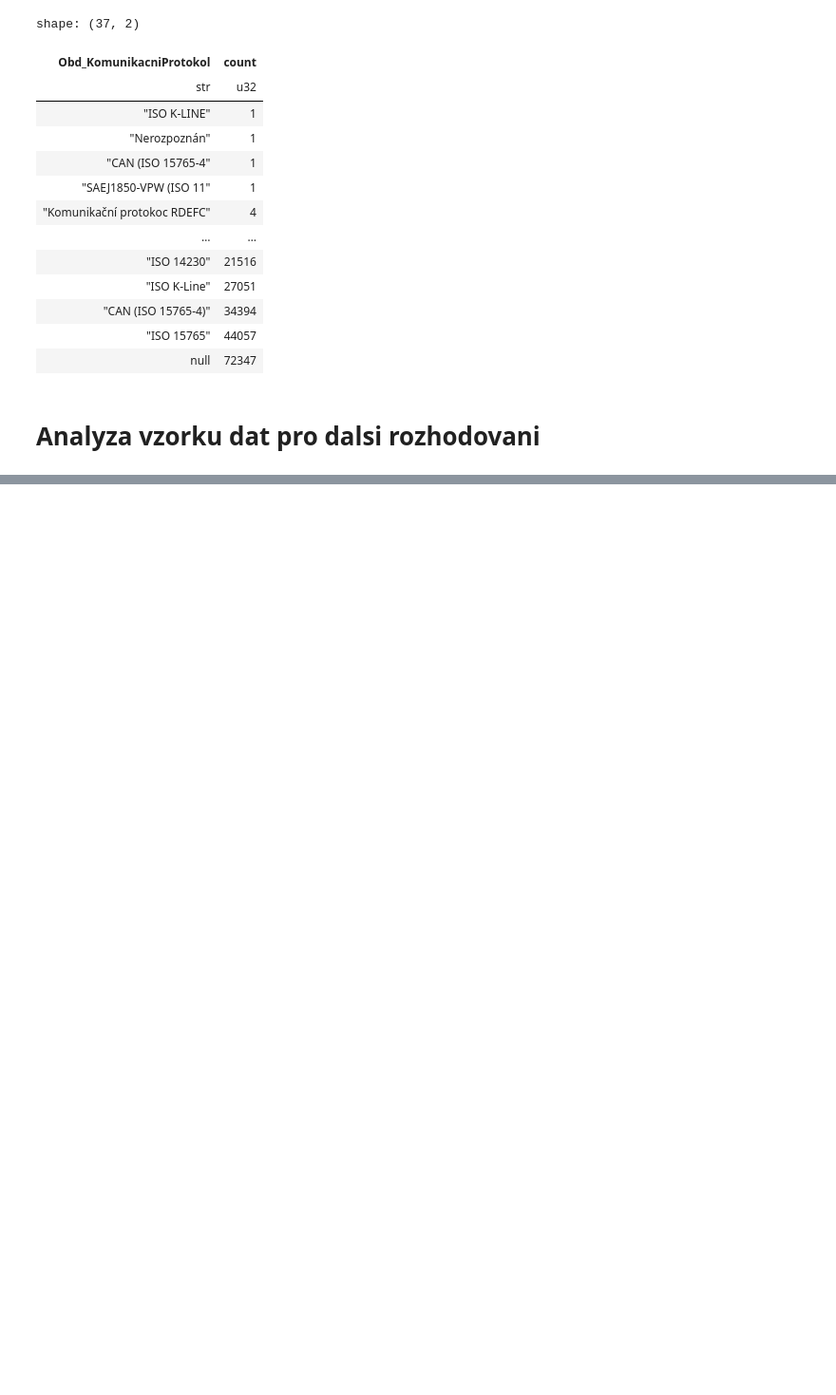
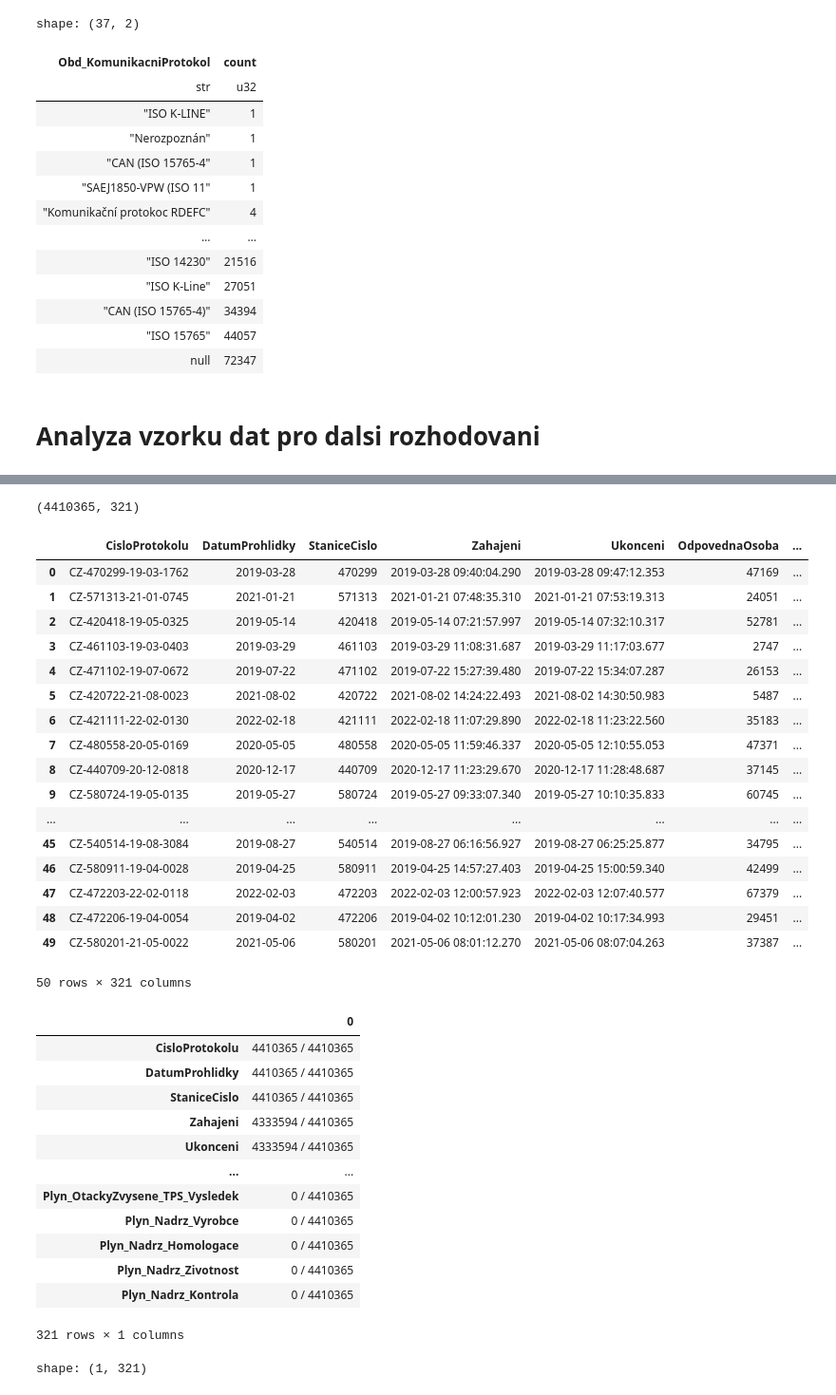
Before and after one commit to opendatalabcz/emissions-data-analysis-cz, a Jupyter notebook: kod/development.ipynb, the cells around one changed output, grey strips where cells are left out. Shown at 95% size. Cells and saved outputs as stored; diff of their text form; code cells hidden in the pictures; blank space fills up the shorter version.

```diff
--- a/kod/development.ipynb
+++ b/kod/development.ipynb
@@ -345,0 +381,36 @@ FileNotFoundError: The system cannot find the path specified. (os error 3): kod/
+# %%
+describe(df_mereni.filter(pl.col('Nafta_Palivo').is_not_null()))
+# %% [output]
+(4410365, 321)
+|  | CisloProtokolu | DatumProhlidky | StaniceCislo | Zahajeni | Ukonceni | OdpovednaOsoba | ... |
+| 0 | CZ-470299-19-03-1762 | 2019-03-28 | 470299 | 2019-03-28 09:40:04.290 | 2019-03-28 09:47:12.353 | 47169 | ... |
+| 1 | CZ-571313-21-01-0745 | 2021-01-21 | 571313 | 2021-01-21 07:48:35.310 | 2021-01-21 07:53:19.313 | 24051 | ... |
+| 2 | CZ-420418-19-05-0325 | 2019-05-14 | 420418 | 2019-05-14 07:21:57.997 | 2019-05-14 07:32:10.317 | 52781 | ... |
+| 3 | CZ-461103-19-03-0403 | 2019-03-29 | 461103 | 2019-03-29 11:08:31.687 | 2019-03-29 11:17:03.677 | 2747 | ... |
+| 4 | CZ-471102-19-07-0672 | 2019-07-22 | 471102 | 2019-07-22 15:27:39.480 | 2019-07-22 15:34:07.287 | 26153 | ... |
+| 5 | CZ-420722-21-08-0023 | 2021-08-02 | 420722 | 2021-08-02 14:24:22.493 | 2021-08-02 14:30:50.983 | 5487 | ... |
+| 6 | CZ-421111-22-02-0130 | 2022-02-18 | 421111 | 2022-02-18 11:07:29.890 | 2022-02-18 11:23:22.560 | 35183 | ... |
+| 7 | CZ-480558-20-05-0169 | 2020-05-05 | 480558 | 2020-05-05 11:59:46.337 | 2020-05-05 12:10:55.053 | 47371 | ... |
+| 8 | CZ-440709-20-12-0818 | 2020-12-17 | 440709 | 2020-12-17 11:23:29.670 | 2020-12-17 11:28:48.687 | 37145 | ... |
+| 9 | CZ-580724-19-05-0135 | 2019-05-27 | 580724 | 2019-05-27 09:33:07.340 | 2019-05-27 10:10:35.833 | 60745 | ... |
+| ... | ... | ... | ... | ... | ... | ... | ... |
+| 45 | CZ-540514-19-08-3084 | 2019-08-27 | 540514 | 2019-08-27 06:16:56.927 | 2019-08-27 06:25:25.877 | 34795 | ... |
+| 46 | CZ-580911-19-04-0028 | 2019-04-25 | 580911 | 2019-04-25 14:57:27.403 | 2019-04-25 15:00:59.340 | 42499 | ... |
+| 47 | CZ-472203-22-02-0118 | 2022-02-03 | 472203 | 2022-02-03 12:00:57.923 | 2022-02-03 12:07:40.577 | 67379 | ... |
+| 48 | CZ-472206-19-04-0054 | 2019-04-02 | 472206 | 2019-04-02 10:12:01.230 | 2019-04-02 10:17:34.993 | 29451 | ... |
+| 49 | CZ-580201-21-05-0022 | 2021-05-06 | 580201 | 2021-05-06 08:01:12.270 | 2021-05-06 08:07:04.263 | 37387 | ... |
+50 rows × 321 columns
+|  | 0 |
+| CisloProtokolu | 4410365 / 4410365 |
+| DatumProhlidky | 4410365 / 4410365 |
+| StaniceCislo | 4410365 / 4410365 |
+| Zahajeni | 4333594 / 4410365 |
+| Ukonceni | 4333594 / 4410365 |
+| ... | ... |
+| Plyn_OtackyZvysene_TPS_Vysledek | 0 / 4410365 |
+| Plyn_Nadrz_Vyrobce | 0 / 4410365 |
+| Plyn_Nadrz_Homologace | 0 / 4410365 |
+| Plyn_Nadrz_Zivotnost | 0 / 4410365 |
+| Plyn_Nadrz_Kontrola | 0 / 4410365 |
+321 rows × 1 columns
+shape: (1, 321)
```
Also changed, not shown: parts of 3 cells of this notebook, 1 other file.
